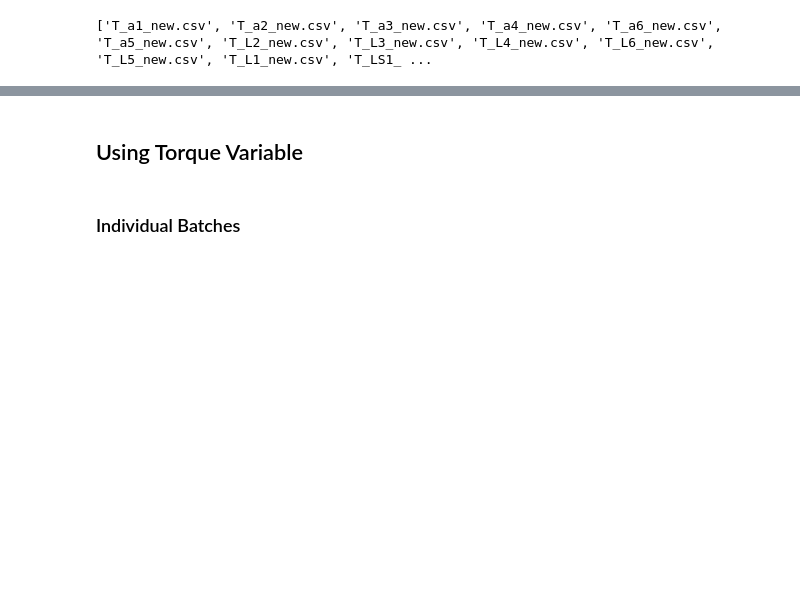
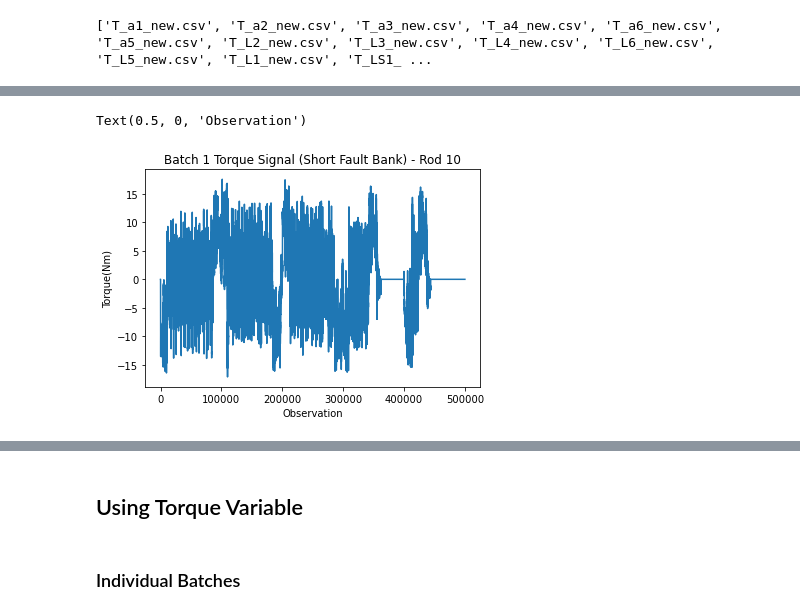
Before and after one commit to Arkifeanyi/COSC_525_Final_Proj, a Jupyter notebook: Anomaly_Detection_Task.ipynb, the cells around one changed output, grey strips where cells are left out. Cells and saved outputs as stored; diff of their text form; code cells hidden in the pictures; blank space fills up the shorter version.

```diff
--- a/Anomaly_Detection_Task.ipynb
+++ b/Anomaly_Detection_Task.ipynb
@@ -12,0 +54,9 @@ print(files)
+# %%
+import matplotlib.pyplot as plt
+plt.plot(Faulty_1_Torque.iloc[:,9])
+plt.title('Batch 1 Torque Signal (Short Fault Bank) - Rod 10')
+plt.ylabel('Torque(Nm)')
+plt.xlabel('Observation')
+# %% [output]
+Text(0.5, 0, 'Observation')
+[figure, added]
```
Also changed, not shown: parts of 68 cells of this notebook.
